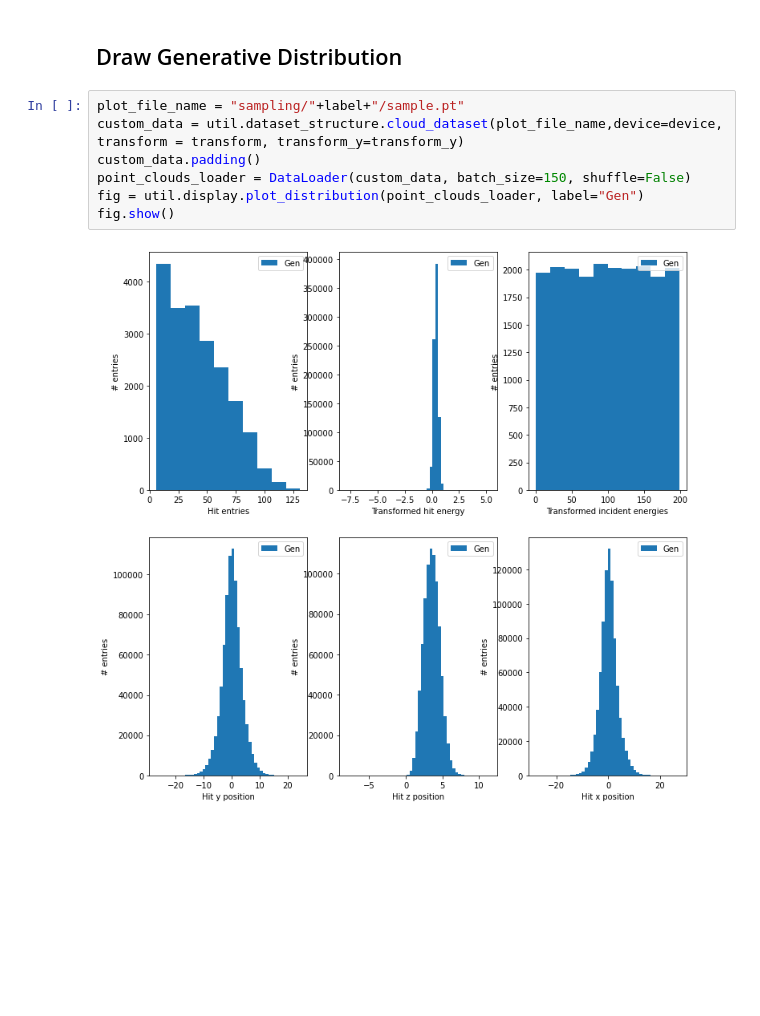
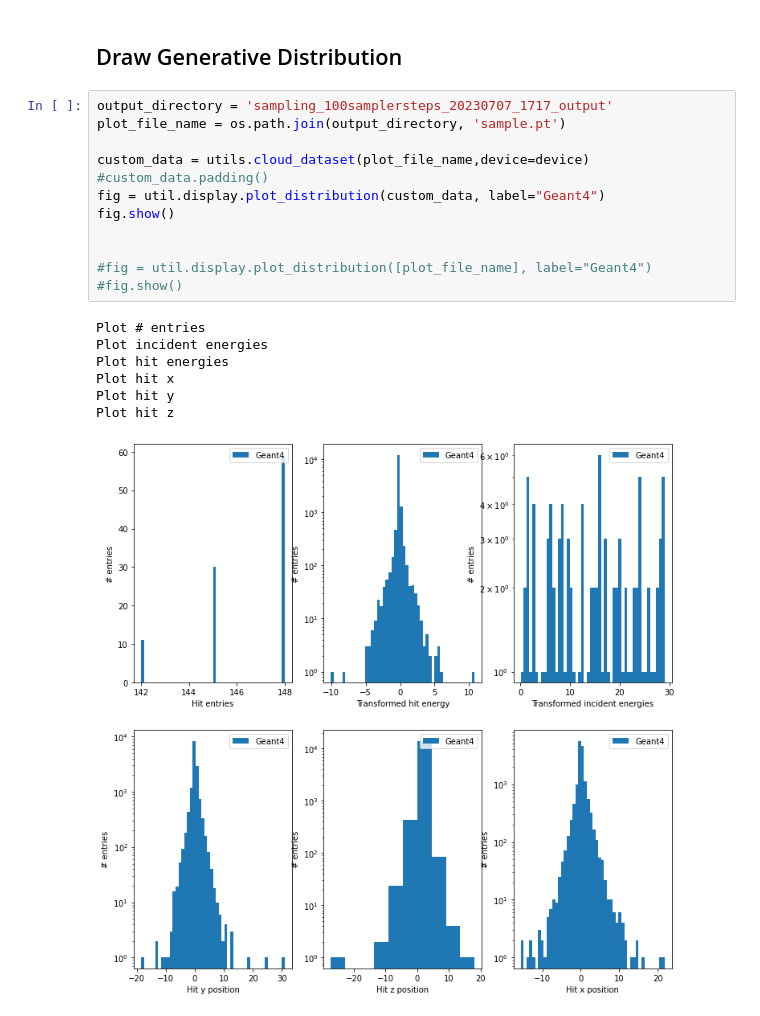
Before and after one commit to vincentchen566/tdsm_encoder, a Jupyter notebook: tdsm_encoder.ipynb, the cells around one changed output. Drawn from its saved outputs; the diff is of its cells as text; blank space fills up the shorter version.

```diff
--- a/tdsm_encoder.ipynb
+++ b/tdsm_encoder.ipynb
@@ -183,11 +401,22 @@ Progress: 2/2
 # %% [markdown]
 ## Draw Generative Distribution
 # %%
-plot_file_name = "sampling/"+label+"/sample.pt"
-custom_data = util.dataset_structure.cloud_dataset(plot_file_name,device=device, transform = transform, transform_y=transform_y)
-custom_data.padding()
-point_clouds_loader = DataLoader(custom_data, batch_size=150, shuffle=False)
-fig = util.display.plot_distribution(point_clouds_loader, label="Gen")
+output_directory = 'sampling_100samplersteps_20230707_1717_output'
+plot_file_name = os.path.join(output_directory, 'sample.pt')
+
+custom_data = utils.cloud_dataset(plot_file_name,device=device)
+#custom_data.padding()
+fig = util.display.plot_distribution(custom_data, label="Geant4")
 fig.show()
+
+
+#fig = util.display.plot_distribution([plot_file_name], label="Geant4")
+#fig.show()
 # %% [output]
+Plot # entries
+Plot incident energies
+Plot hit energies
+Plot hit x
+Plot hit y
+Plot hit z
-[figure, old version]
+[figure, new version]
```
Also changed, not shown: parts of 11 cells of this notebook, 4 other files.
